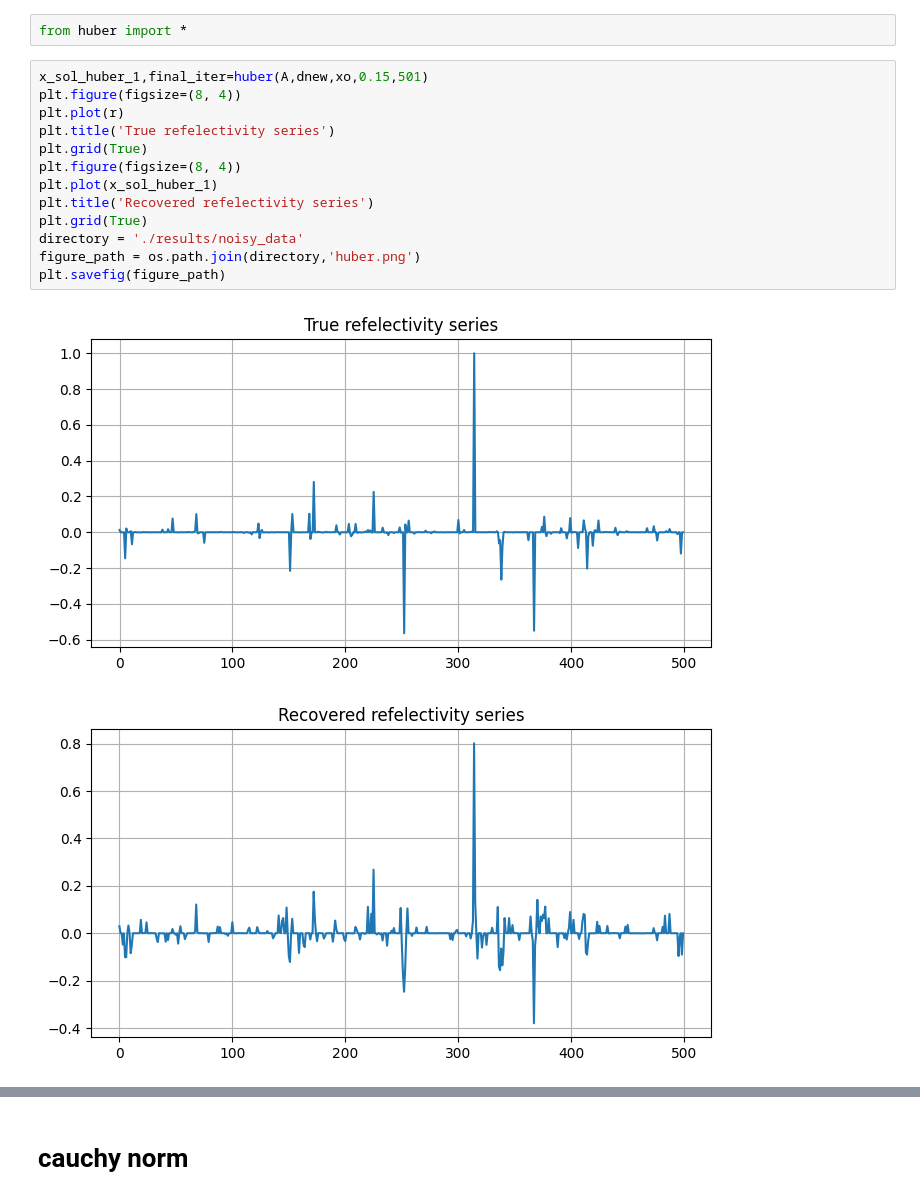
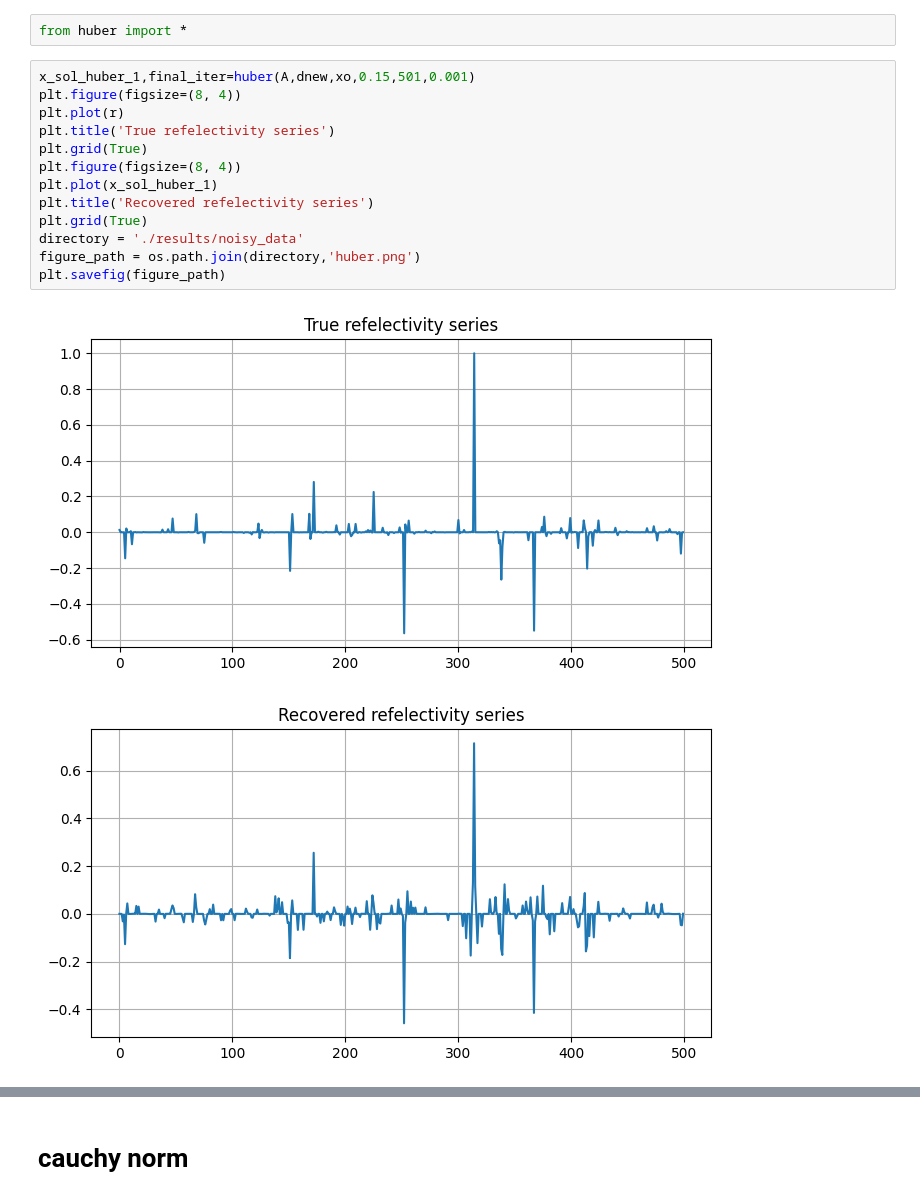
Before and after one commit to nasser00/Naveen-project, a Jupyter notebook: tutorial/demo.ipynb, the cells around one changed output, grey strips where cells are left out. Saved outputs shown, nothing was run; the diff lists cells and outputs as text.

```diff
--- a/tutorial/demo.ipynb
+++ b/tutorial/demo.ipynb
@@ -489,21 +489,21 @@ for i in my_lambda:
 # %%
 from huber import *
 # %%
-x_sol_huber_1,final_iter=huber(A,dnew,xo,0.15,501)
+x_sol_huber_1,final_iter=huber(A,dnew,xo,0.15,501,0.001)
 plt.figure(figsize=(8, 4))
 plt.plot(r)
 plt.title('True refelectivity series')
 plt.grid(True)
 plt.figure(figsize=(8, 4))
 plt.plot(x_sol_huber_1)
 plt.title('Recovered refelectivity series')
 plt.grid(True)
 directory = './results/noisy_data'
 figure_path = os.path.join(directory,'huber.png')
 plt.savefig(figure_path)
 # %% [output]
 [figure]
-[figure, old version]
+[figure, new version]
 # %%
 my_lambda=np.logspace(-0.9,-0.6,10)
 x=[]
```
Also changed, not shown: parts of 37 cells of this notebook.
